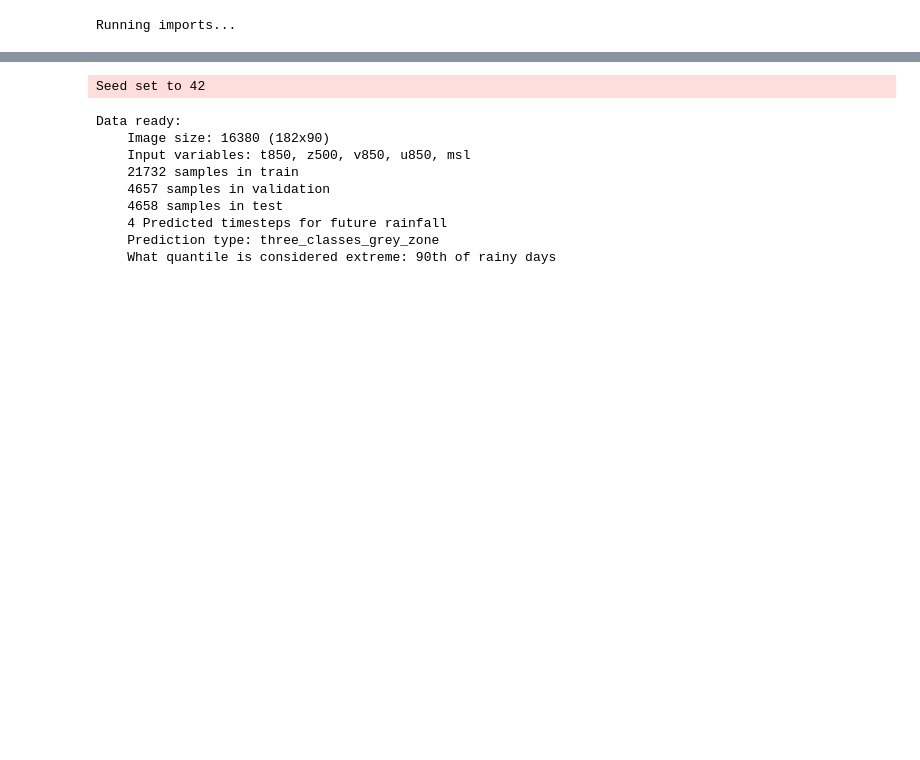
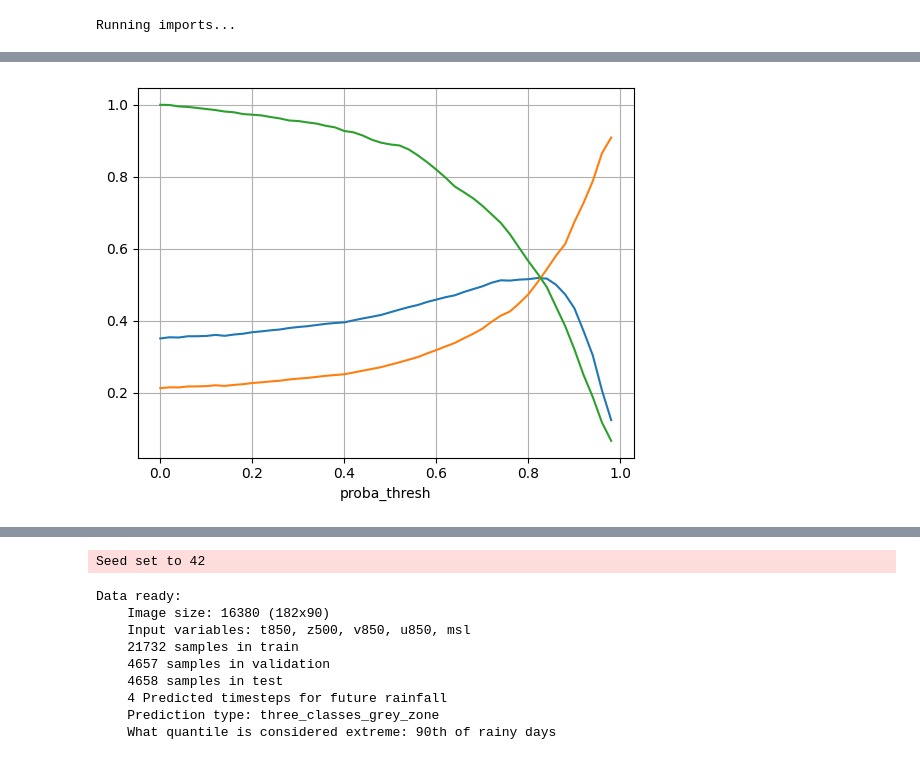
Before and after one commit to rguilcas/predict_rain_norway, a Jupyter notebook: assessment_of_nn/attributions_all_timesteps.ipynb, the cells around one changed output, grey strips where cells are left out. Cells and saved outputs as stored; diff of their text form; code cells hidden in the pictures; blank space fills up the shorter version.

```diff
--- a/assessment_of_nn/attributions_all_timesteps.ipynb
+++ b/assessment_of_nn/attributions_all_timesteps.ipynb
@@ -26,0 +81,13 @@ samples_to_attribute = 'all-extr'
+# %%
+thresh = xr.DataArray(np.arange(0.,1.0001,.02), dims=['proba_thresh'], coords=dict(proba_thresh = np.arange(0.,1.0001,.02)))
+TP = ((ds_aligned.predictions>thresh) & (ds_aligned.targets>thresh)).sum(['time','timestep'])
+precision = TP/((ds_aligned.predictions>thresh)).sum(['time','timestep'])
+recall = TP/(ds_aligned.targets>thresh).sum(['time','timestep'])
+f1 = 2*recall*precision/(recall+precision)
+
+f1.plot();
+precision.plot()
+recall.plot()
+plt.grid()
+# %% [output]
+[figure, added]
```
Also changed, not shown: parts of 104 cells of this notebook, 15 other files.
